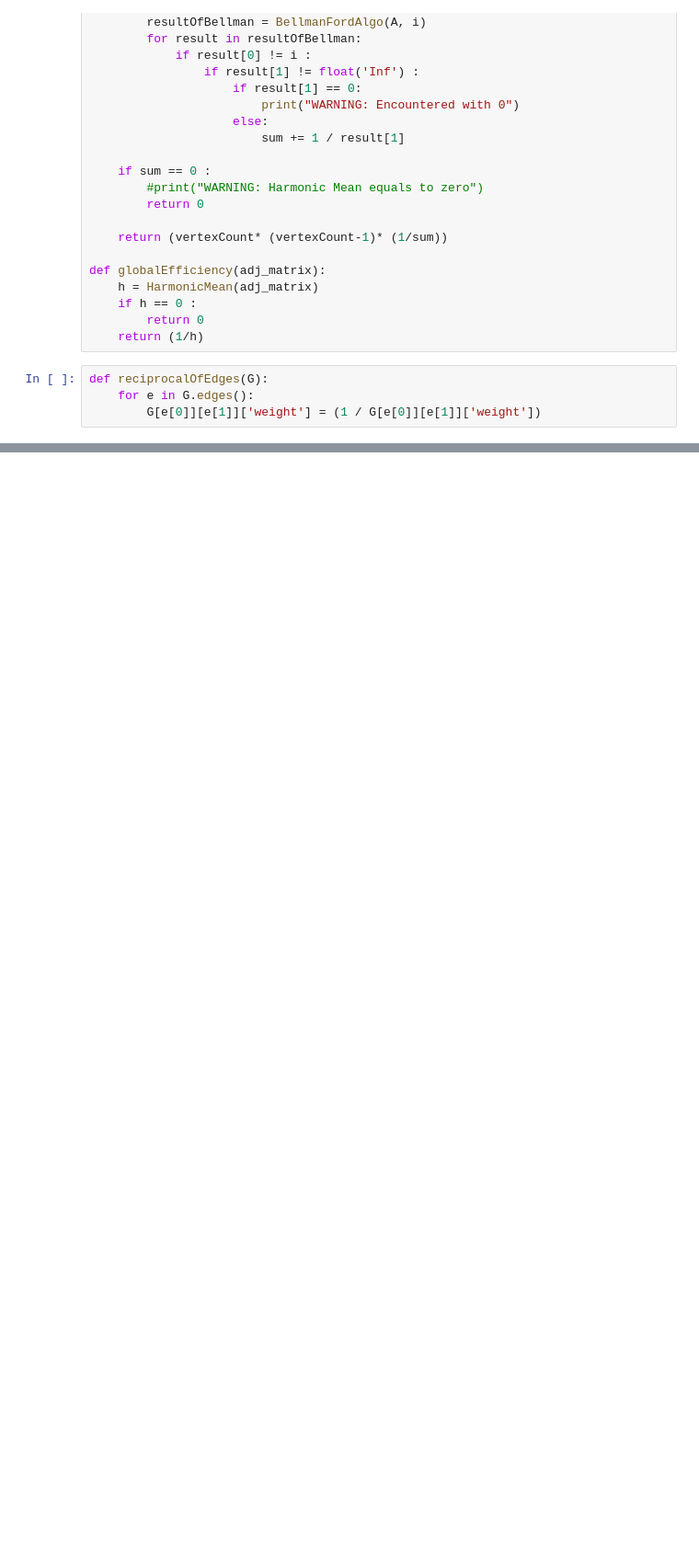
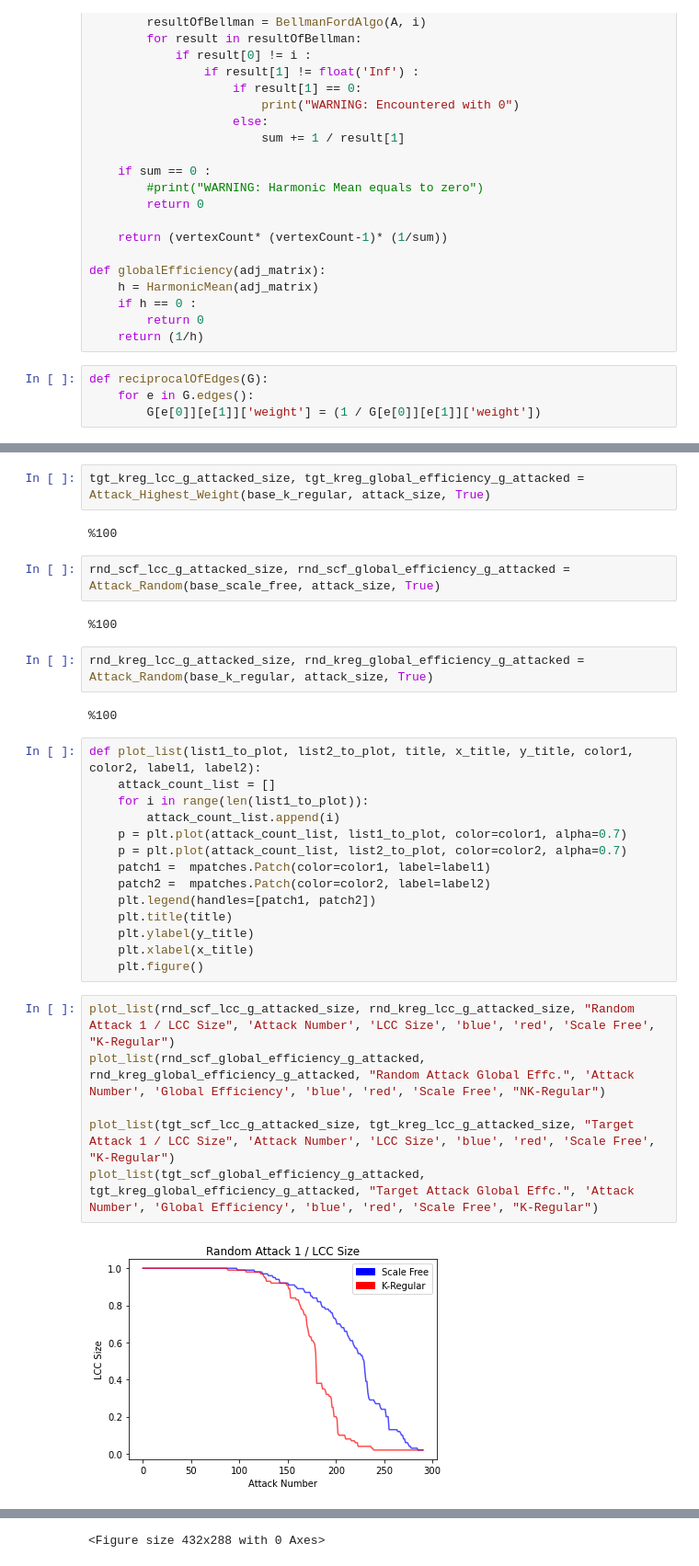
Before and after one commit to moreflexible/ResilienceOfGraphs, a Jupyter notebook: notebook.ipynb, the cells around one changed output, grey strips where cells are left out. Shown at 92% size. Cells and saved outputs as stored; diff of their text form; blank space fills up the shorter version.

```diff
--- a/notebook.ipynb
+++ b/notebook.ipynb
@@ -201,0 +310,34 @@ def reciprocalOfEdges(G):
+# %%
+tgt_kreg_lcc_g_attacked_size, tgt_kreg_global_efficiency_g_attacked = Attack_Highest_Weight(base_k_regular, attack_size, True)
+# %% [output]
+%100
+# %%
+rnd_scf_lcc_g_attacked_size, rnd_scf_global_efficiency_g_attacked = Attack_Random(base_scale_free, attack_size, True)
+# %% [output]
+%100
+# %%
+rnd_kreg_lcc_g_attacked_size, rnd_kreg_global_efficiency_g_attacked = Attack_Random(base_k_regular, attack_size, True)
+# %% [output]
+%100
+# %%
+def plot_list(list1_to_plot, list2_to_plot, title, x_title, y_title, color1, color2, label1, label2):
+    attack_count_list = []
+    for i in range(len(list1_to_plot)):
+        attack_count_list.append(i)
+    p = plt.plot(attack_count_list, list1_to_plot, color=color1, alpha=0.7)
+    p = plt.plot(attack_count_list, list2_to_plot, color=color2, alpha=0.7)
+    patch1 =  mpatches.Patch(color=color1, label=label1)
+    patch2 =  mpatches.Patch(color=color2, label=label2)
+    plt.legend(handles=[patch1, patch2])
+    plt.title(title)
+    plt.ylabel(y_title)
+    plt.xlabel(x_title)
+    plt.figure()
+# %%
+plot_list(rnd_scf_lcc_g_attacked_size, rnd_kreg_lcc_g_attacked_size, "Random Attack 1 / LCC Size", 'Attack Number', 'LCC Size', 'blue', 'red', 'Scale Free', "K-Regular")
+plot_list(rnd_scf_global_efficiency_g_attacked, rnd_kreg_global_efficiency_g_attacked, "Random Attack Global Effc.", 'Attack Number', 'Global Efficiency', 'blue', 'red', 'Scale Free', "NK-Regular")
+
+plot_list(tgt_scf_lcc_g_attacked_size, tgt_kreg_lcc_g_attacked_size, "Target Attack 1 / LCC Size", 'Attack Number', 'LCC Size', 'blue', 'red', 'Scale Free', "K-Regular")
+plot_list(tgt_scf_global_efficiency_g_attacked, tgt_kreg_global_efficiency_g_attacked, "Target Attack Global Effc.", 'Attack Number', 'Global Efficiency', 'blue', 'red', 'Scale Free', "K-Regular")
+# %% [output]
+[figure, added]
@@ -201,0 +347 @@ def reciprocalOfEdges(G):
+<Figure size 432x288 with 0 Axes>
```
Also changed, not shown: parts of 23 cells of this notebook.
